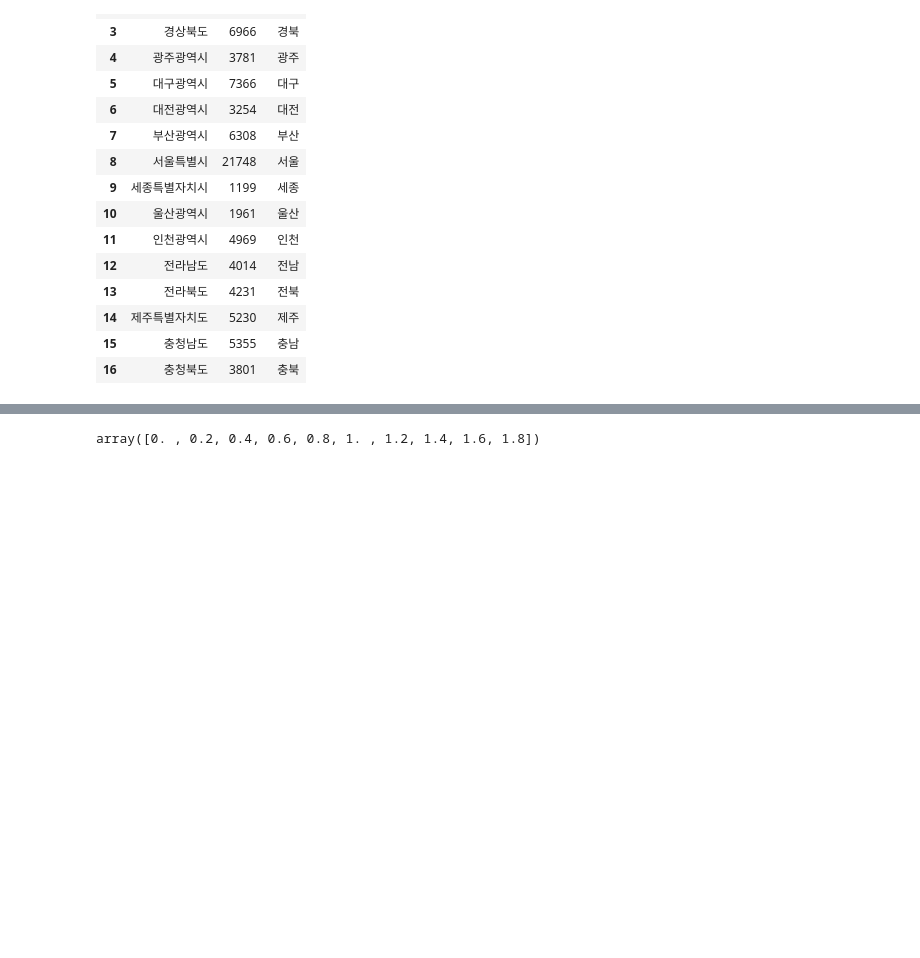
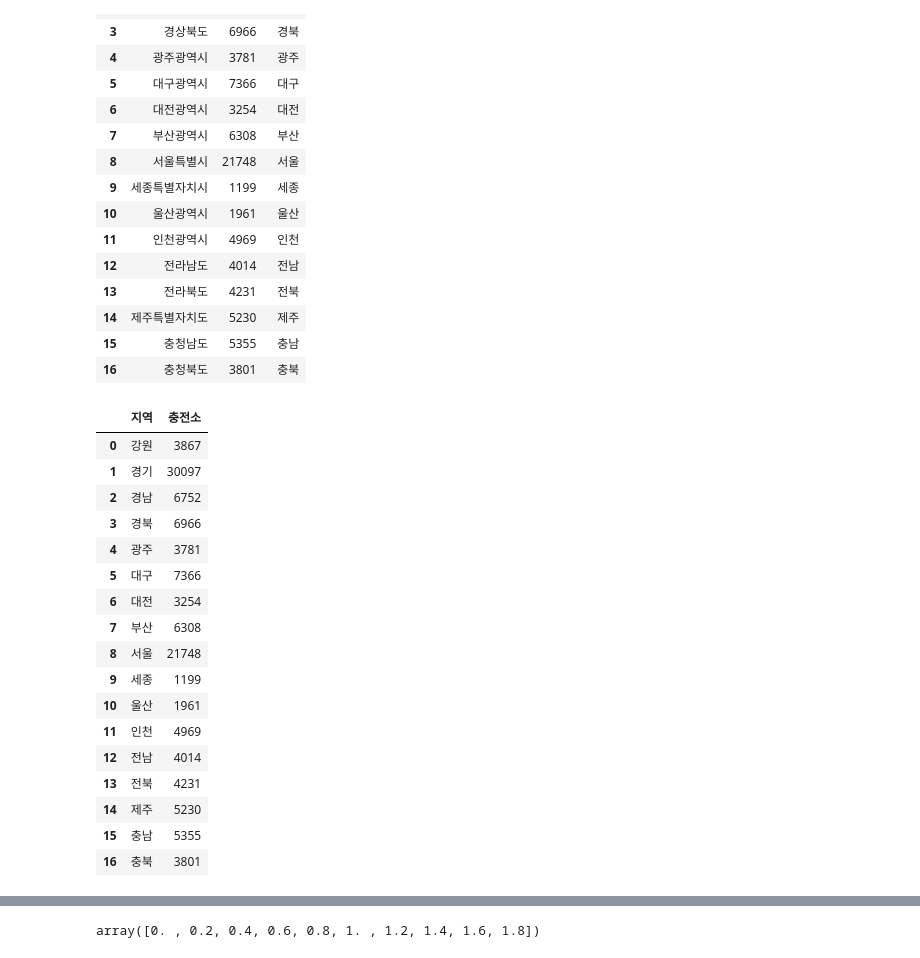
Before and after one commit to JBindio/StudyPython, a Jupyter notebook: 06.project/eletronic00.ipynb, the cells around one changed output, grey strips where cells are left out. Saved outputs shown, nothing was run; the diff lists cells and outputs as text; code cells hidden in the pictures; blank space fills up the shorter version.

```diff
--- a/06.project/eletronic00.ipynb
+++ b/06.project/eletronic00.ipynb
@@ -213,4 +234,28 @@ charge_total
 | 14 | 제주특별자치도 | 5230 | 제주 |
 | 15 | 충청남도 | 5355 | 충남 |
 | 16 | 충청북도 | 3801 | 충북 |
+# %%
+# merge를 위한 컬럼 수정
+charge_total['지역'] = charge_total['지역2']
+charge_total = charge_total.drop(columns='지역2')
+charge_total
+# %% [output]
+|  | 지역 | 충전소 |
+| 0 | 강원 | 3867 |
+| 1 | 경기 | 30097 |
+| 2 | 경남 | 6752 |
+| 3 | 경북 | 6966 |
+| 4 | 광주 | 3781 |
+| 5 | 대구 | 7366 |
+| 6 | 대전 | 3254 |
+| 7 | 부산 | 6308 |
+| 8 | 서울 | 21748 |
+| 9 | 세종 | 1199 |
+| 10 | 울산 | 1961 |
+| 11 | 인천 | 4969 |
+| 12 | 전남 | 4014 |
+| 13 | 전북 | 4231 |
+| 14 | 제주 | 5230 |
+| 15 | 충남 | 5355 |
+| 16 | 충북 | 3801 |
 # %%
```
Also changed, not shown: parts of 9 cells of this notebook, 28 other files.
